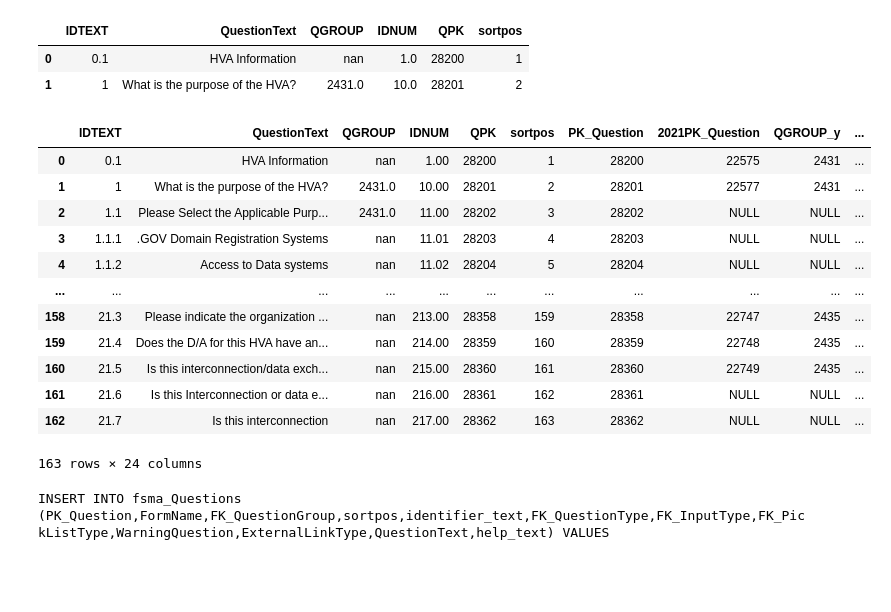
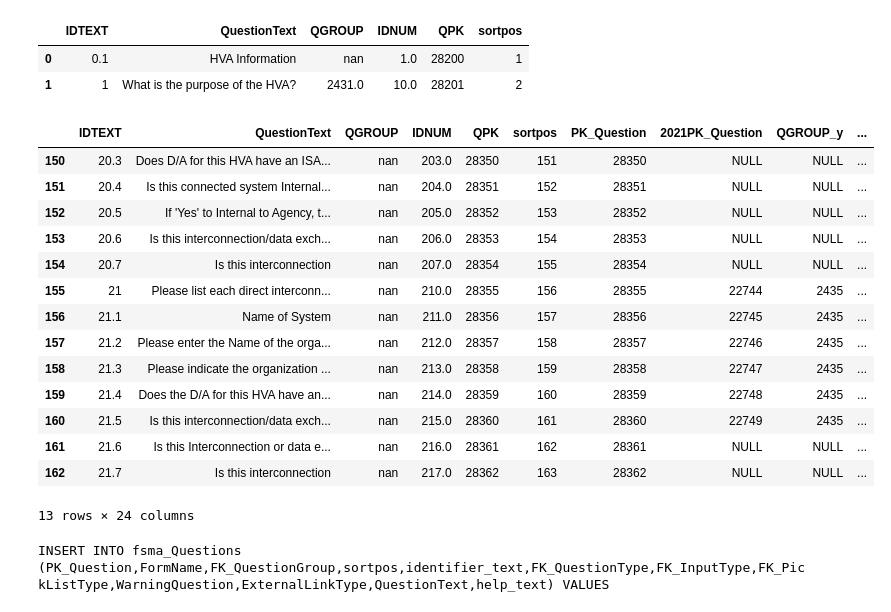
Before and after one commit to tmnkopp/PythonAutomation, a Jupyter notebook: DataCodeGen/18022022.ipynb, the cells around one changed output. Drawn from its saved outputs; the diff is of its cells as text; code cells hidden in the pictures; blank space fills up the shorter version.

```diff
--- a/DataCodeGen/18022022.ipynb
+++ b/DataCodeGen/18022022.ipynb
@@ -157,28 +157,30 @@ dfa[0:2]
 # %%
 dff = pd.merge(dfa, dfq, how='left', on='IDTEXT', suffixes=('', '_y'))
 dff['FK_QuestionType'].fillna('9', inplace=True)
 dff['FK_PickList'].fillna('NULL', inplace=True)
 dff['FK_PickListType'].fillna('NULL', inplace=True)
 dff['WarningQuestion'].fillna('NULL', inplace=True)
 dff['PK_ExternalLink'].fillna('NULL', inplace=True)
 dff['PK_Question']=dff['QPK']
 dff['FK_InputType'].fillna('NULL', inplace=True)
 dff['help_text'].fillna('NULL', inplace=True)
 dff = dff.fillna('NULL')
 dff  = dff.replace('None','NULL')
 dff.to_csv(r'C:\Users\Tim\Documents\1802\HVA\dfa.csv', index=False)
-dff[:]
+dff[150:]
 # %% [output]
 |  | IDTEXT | QuestionText | QGROUP | IDNUM | QPK | sortpos | PK_Question | 2021PK_Question | QGROUP_y | ... |
-| 0 | 0.1 | HVA Information | nan | 1.00 | 28200 | 1 | 28200 | 22575 | 2431 | ... |
-| 1 | 1 | What is the purpose of the HVA? | 2431.0 | 10.00 | 28201 | 2 | 28201 | 22577 | 2431 | ... |
-| 2 | 1.1 | Please Select the Applicable Purp... | 2431.0 | 11.00 | 28202 | 3 | 28202 | NULL | NULL | ... |
-| 3 | 1.1.1 | .GOV Domain Registration Systems | nan | 11.01 | 28203 | 4 | 28203 | NULL | NULL | ... |
-| 4 | 1.1.2 | Access to Data systems | nan | 11.02 | 28204 | 5 | 28204 | NULL | NULL | ... |
-| ... | ... | ... | ... | ... | ... | ... | ... | ... | ... | ... |
-| 158 | 21.3 | Please indicate the organization ... | nan | 213.00 | 28358 | 159 | 28358 | 22747 | 2435 | ... |
-| 159 | 21.4 | Does the D/A for this HVA have an... | nan | 214.00 | 28359 | 160 | 28359 | 22748 | 2435 | ... |
-| 160 | 21.5 | Is this interconnection/data exch... | nan | 215.00 | 28360 | 161 | 28360 | 22749 | 2435 | ... |
-| 161 | 21.6 | Is this Interconnection or data e... | nan | 216.00 | 28361 | 162 | 28361 | NULL | NULL | ... |
-| 162 | 21.7 | Is this interconnection | nan | 217.00 | 28362 | 163 | 28362 | NULL | NULL | ... |
+| 150 | 20.3 | Does D/A for this HVA have an ISA... | nan | 203.0 | 28350 | 151 | 28350 | NULL | NULL | ... |
+| 151 | 20.4 | Is this connected system Internal... | nan | 204.0 | 28351 | 152 | 28351 | NULL | NULL | ... |
+| 152 | 20.5 | If 'Yes' to Internal to Agency, t... | nan | 205.0 | 28352 | 153 | 28352 | NULL | NULL | ... |
+| 153 | 20.6 | Is this interconnection/data exch... | nan | 206.0 | 28353 | 154 | 28353 | NULL | NULL | ... |
+| 154 | 20.7 | Is this interconnection | nan | 207.0 | 28354 | 155 | 28354 | NULL | NULL | ... |
+| 155 | 21 | Please list each direct interconn... | nan | 210.0 | 28355 | 156 | 28355 | 22744 | 2435 | ... |
+| 156 | 21.1 | Name of System | nan | 211.0 | 28356 | 157 | 28356 | 22745 | 2435 | ... |
+| 157 | 21.2 | Please enter the Name of the orga... | nan | 212.0 | 28357 | 158 | 28357 | 22746 | 2435 | ... |
+| 158 | 21.3 | Please indicate the organization ... | nan | 213.0 | 28358 | 159 | 28358 | 22747 | 2435 | ... |
+| 159 | 21.4 | Does the D/A for this HVA have an... | nan | 214.0 | 28359 | 160 | 28359 | 22748 | 2435 | ... |
+| 160 | 21.5 | Is this interconnection/data exch... | nan | 215.0 | 28360 | 161 | 28360 | 22749 | 2435 | ... |
+| 161 | 21.6 | Is this Interconnection or data e... | nan | 216.0 | 28361 | 162 | 28361 | NULL | NULL | ... |
+| 162 | 21.7 | Is this interconnection | nan | 217.0 | 28362 | 163 | 28362 | NULL | NULL | ... |
-163 rows × 24 columns
+13 rows × 24 columns
```
Also changed, not shown: parts of 4 cells of this notebook.
